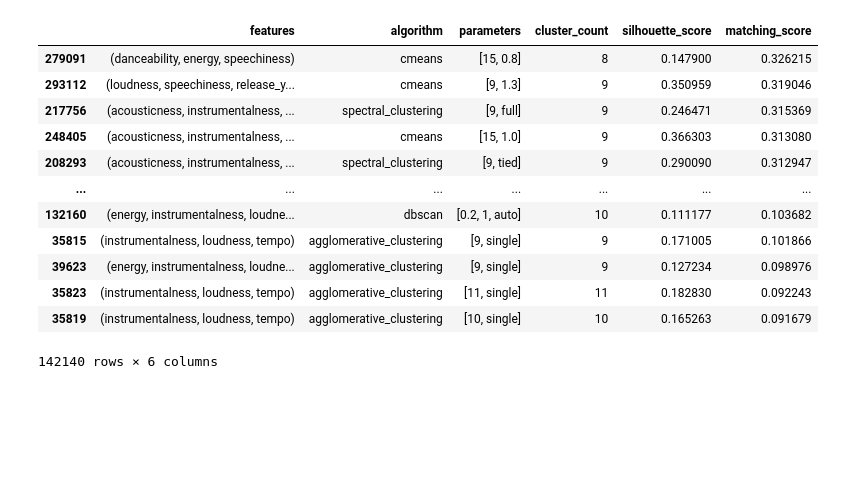
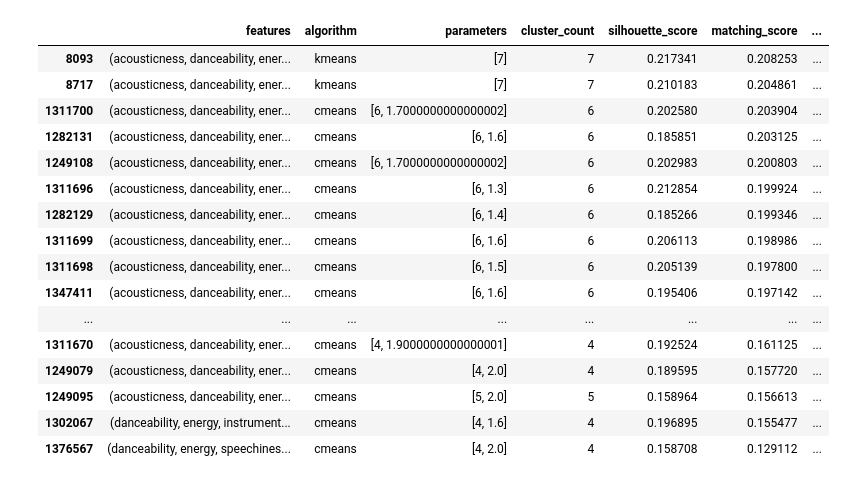
Before and after one commit to jamiany/dspro1, a Jupyter notebook: data_preparation/clustering.ipynb, the cells around one changed output. Cells and saved outputs as stored; diff of their text form; code cells hidden in the pictures; blank space fills up the shorter version.

```diff
--- a/data_preparation/clustering.ipynb
+++ b/data_preparation/clustering.ipynb
@@ -270,22 +268,27 @@ len(performance_comparison)
 # %%
 filtered = performance_comparison[performance_comparison['cluster_count'] >= 2]
-filtered = filtered[filtered['cluster_count'] < 12]
-filtered = filtered[filtered['silhouette_score'] > 0.1]
-filtered.sort_values(by='matching_score', ascending=False, inplace=True)
+# filtered = filtered[filtered['cluster_count'] < 15]
+# filtered = filtered[filtered['silhouette_score'] > 0.1]
+filtered = filtered[filtered['algorithm'] != 'spectral_clustering']
+# filtered = filtered[filtered['algorithm'] != 'cmeans']
+filtered = filtered[filtered['constraint_matching_score'] > 0.9]
+filtered.sort_values(by='matching_score', ascending=False)
+# %% [output]
+|  | features | algorithm | parameters | cluster_count | silhouette_score | matching_score | ... |
+| 8093 | (acousticness, danceability, ener... | kmeans | [7] | 7 | 0.217341 | 0.208253 | ... |
+| 8717 | (acousticness, danceability, ener... | kmeans | [7] | 7 | 0.210183 | 0.204861 | ... |
+| 1311700 | (acousticness, danceability, ener... | cmeans | [6, 1.7000000000000002] | 6 | 0.202580 | 0.203904 | ... |
+| 1282131 | (acousticness, danceability, ener... | cmeans | [6, 1.6] | 6 | 0.185851 | 0.203125 | ... |
+| 1249108 | (acousticness, danceability, ener... | cmeans | [6, 1.7000000000000002] | 6 | 0.202983 | 0.200803 | ... |
+| 1311696 | (acousticness, danceability, ener... | cmeans | [6, 1.3] | 6 | 0.212854 | 0.199924 | ... |
+| 1282129 | (acousticness, danceability, ener... | cmeans | [6, 1.4] | 6 | 0.185266 | 0.199346 | ... |
+| 1311699 | (acousticness, danceability, ener... | cmeans | [6, 1.6] | 6 | 0.206113 | 0.198986 | ... |
+| 1311698 | (acousticness, danceability, ener... | cmeans | [6, 1.5] | 6 | 0.205139 | 0.197800 | ... |
+| 1347411 | (acousticness, danceability, ener... | cmeans | [6, 1.6] | 6 | 0.195406 | 0.197142 | ... |
+| ... | ... | ... | ... | ... | ... | ... | ... |
+| 1311670 | (acousticness, danceability, ener... | cmeans | [4, 1.9000000000000001] | 4 | 0.192524 | 0.161125 | ... |
+| 1249079 | (acousticness, danceability, ener... | cmeans | [4, 2.0] | 4 | 0.189595 | 0.157720 | ... |
+| 1249095 | (acousticness, danceability, ener... | cmeans | [5, 2.0] | 5 | 0.158964 | 0.156613 | ... |
+| 1302067 | (danceability, energy, instrument... | cmeans | [4, 1.6] | 4 | 0.196895 | 0.155477 | ... |
+| 1376567 | (danceability, energy, speechines... | cmeans | [4, 2.0] | 4 | 0.158708 | 0.129112 | ... |
-# %%
-filtered
-# %% [output]
-|  | features | algorithm | parameters | cluster_count | silhouette_score | matching_score |
-| 279091 | (danceability, energy, speechiness) | cmeans | [15, 0.8] | 8 | 0.147900 | 0.326215 |
-| 293112 | (loudness, speechiness, release_y... | cmeans | [9, 1.3] | 9 | 0.350959 | 0.319046 |
-| 217756 | (acousticness, instrumentalness, ... | spectral_clustering | [9, full] | 9 | 0.246471 | 0.315369 |
-| 248405 | (acousticness, instrumentalness, ... | cmeans | [15, 1.0] | 9 | 0.366303 | 0.313080 |
-| 208293 | (acousticness, instrumentalness, ... | spectral_clustering | [9, tied] | 9 | 0.290090 | 0.312947 |
-| ... | ... | ... | ... | ... | ... | ... |
-| 132160 | (energy, instrumentalness, loudne... | dbscan | [0.2, 1, auto] | 10 | 0.111177 | 0.103682 |
-| 35815 | (instrumentalness, loudness, tempo) | agglomerative_clustering | [9, single] | 9 | 0.171005 | 0.101866 |
-| 39623 | (energy, instrumentalness, loudne... | agglomerative_clustering | [9, single] | 9 | 0.127234 | 0.098976 |
-| 35823 | (instrumentalness, loudness, tempo) | agglomerative_clustering | [11, single] | 11 | 0.182830 | 0.092243 |
-| 35819 | (instrumentalness, loudness, tempo) | agglomerative_clustering | [10, single] | 10 | 0.165263 | 0.091679 |
-142140 rows × 6 columns
 # %%
```
Also changed, not shown: parts of 14 cells of this notebook, 6 other files.
